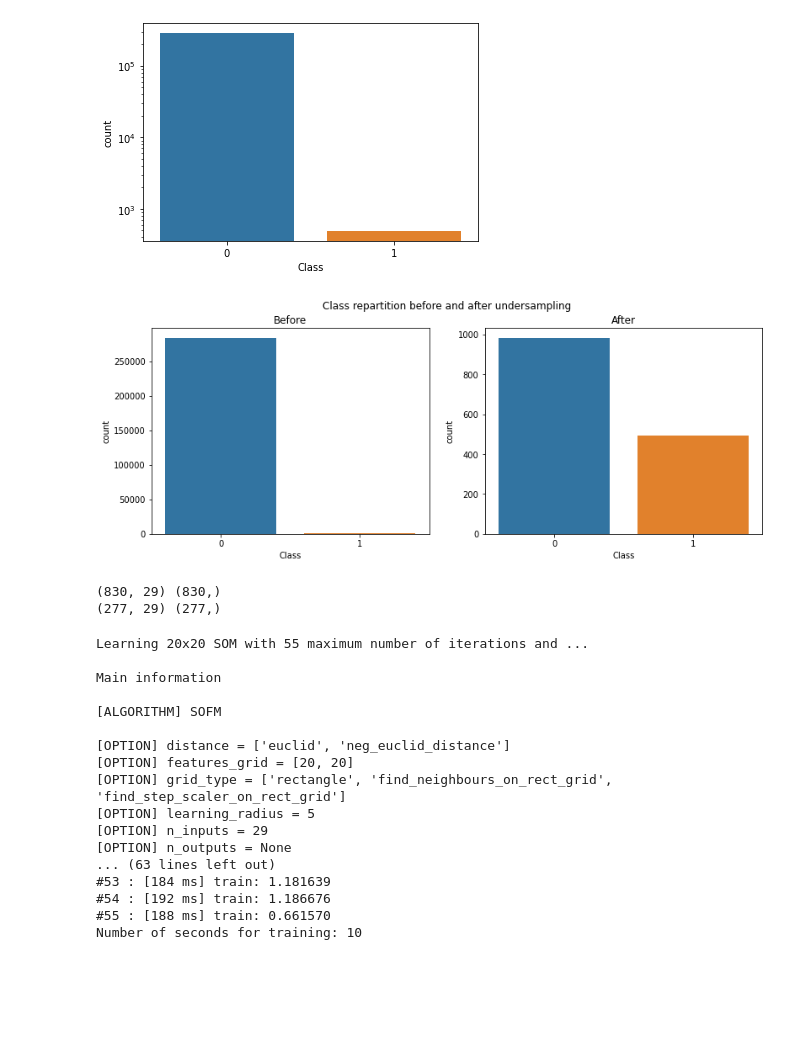
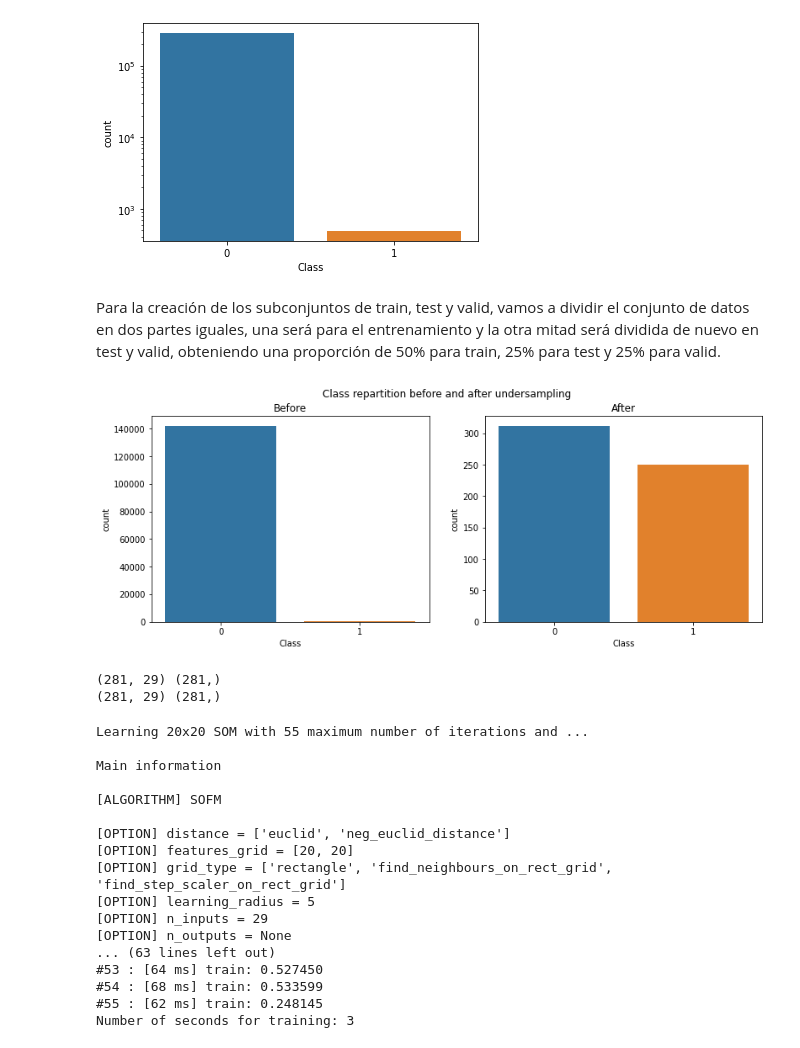
Before and after one commit to alu0101224084/TID-group4, a Jupyter notebook: Proyecto/Pracita_SOM.ipynb, the cells around one changed output. Saved outputs shown, nothing was run; the diff lists cells and outputs as text; code cells hidden in the pictures; blank space fills up the shorter version.

Commit message:
plot guapa

```diff
--- a/Proyecto/Pracita_SOM.ipynb
+++ b/Proyecto/Pracita_SOM.ipynb
@@ -27,0 +43,13 @@ print(dataset)
+# %%
+from sklearn.preprocessing import RobustScaler
+
+rob_scaler = RobustScaler()
+scaled_amount = rob_scaler.fit_transform(dataset['Amount'].values.reshape(-1,1))
+scaled_time = rob_scaler.fit_transform(dataset['Time'].values.reshape(-1,1))
+
+dataset.drop(['Time','Amount'], axis=1, inplace=True)
+
+dataset.insert(0, 'scaled_amount', scaled_amount)
+dataset.insert(1, 'scaled_time', scaled_time)
+
+dataset.describe()
@@ -41,44 +82,47 @@ ax=sn.countplot(x='Class',data=dataset);
 ax.set_yscale('log')
 # %% [output]
 [figure]
+# %% [markdown]
+Para la creación de los subconjuntos de train, test y valid, vamos a dividir el conjunto de datos en dos partes iguales, una será para el entrenamiento y la otra mitad será dividida de nuevo en test y valid, obteniendo una proporción de 50% para train, 25% para test y 25% para valid.
+# %%
+from pandas import DataFrame
+
+# Data preprocessing
+train_size = 0.50
+test_size = 1 - train_size
+train, test = train_test_split(dataset, test_size = test_size)
 # %%
 import imblearn
 from imblearn.under_sampling import RandomUnderSampler
 
-undersample = RandomUnderSampler(sampling_strategy=0.5)
+undersample = RandomUnderSampler(sampling_strategy=0.8)
 
-cols = dataset.columns.tolist()
+cols = train.columns.tolist()
 cols = [c for c in cols if c not in ["Class"]]
 target = "Class"
 
 #define X and Y
-X = dataset[cols]
-Y = dataset[target]
+X = train[cols]
+Y = train[target]
 
 #undersample
 X_under, Y_under = undersample.fit_resample(X, Y)
-test = pd.DataFrame(Y_under, columns = ['Class'])
+class_ = pd.DataFrame(Y_under, columns = ['Class'])
 
 fig, axs = plt.subplots(ncols=2, figsize=(13,4.5))
-sn.countplot(x="Class", data=dataset, ax=axs[0])
-sn.countplot(x="Class", data=test, ax=axs[1])
+sn.countplot(x="Class", data=train, ax=axs[0])
+sn.countplot(x="Class", data=class_, ax=axs[1])
 
 fig.suptitle("Class repartition before and after undersampling")
 a1=fig.axes[0]
 a1.set_title("Before")
 a2=fig.axes[1]
 a2.set_title("After")
 
-dataset = pd.concat([X_under, Y_under], axis=1)
+train = pd.concat([X_under, Y_under], axis=1)
 # %% [output]
-[figure, old version]
+[figure, new version]
 # %%
-from pandas import DataFrame
-
-# Data preprocessing
-train_size = 0.75
-test_size = 1 - train_size
-train, test = train_test_split(dataset, test_size = test_size)
 patterns_input = train.iloc[:,1:30].values[:]
 input_test = test.iloc[:,1:30].values[:]
 
@@ -92,8 +136,8 @@ input_train, input_valid, target_train, target_valid = train_test_split(
 print(input_train.shape, target_train.shape)
 print(input_valid.shape, target_valid.shape)
 # %% [output]
-(830, 29) (830,)
-(277, 29) (277,)
+(281, 29) (281,)
+(281, 29) (281,)
 # %%
 # Modeling SOM
 # ------------
@@ -147,10 +191,10 @@ Main information
 [OPTION] n_inputs = 29
 [OPTION] n_outputs = None
 ... (63 lines left out)
-#53 : [184 ms] train: 1.181639
-#54 : [192 ms] train: 1.186676
-#55 : [188 ms] train: 0.661570
-Number of seconds for training: 10
+#53 : [64 ms] train: 0.527450
+#54 : [68 ms] train: 0.533599
+#55 : [62 ms] train: 0.248145
+Number of seconds for training: 3
 # %%
 def plot_prototypes_grid(grid_height, grid_width, weight):
     """
```
Also changed, not shown: parts of 11 cells of this notebook.
